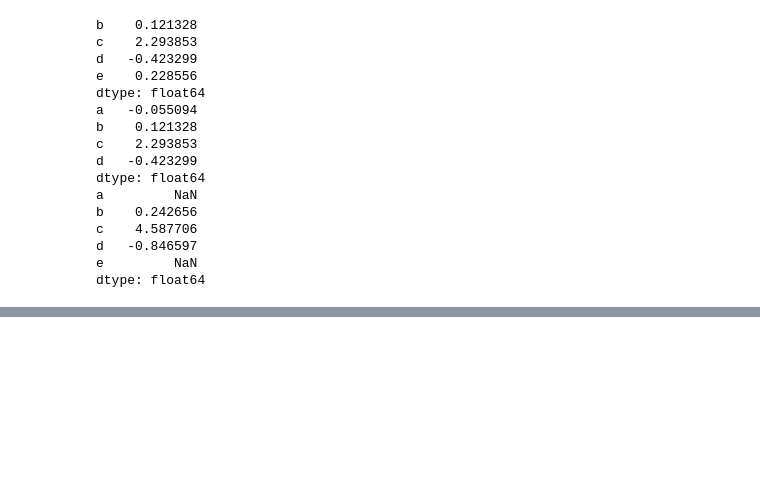
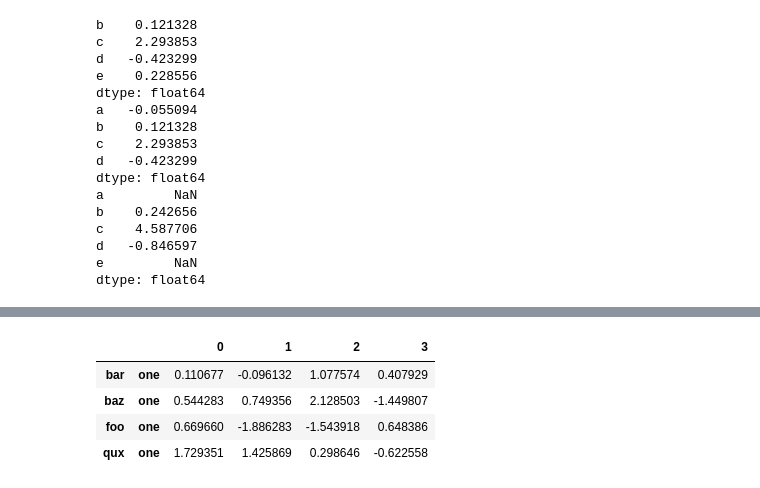
Before and after one commit to steven-xian/example, a Jupyter notebook: learn_python/example.ipynb, the cells around one changed output, grey strips where cells are left out. Drawn from its saved outputs; the diff is of its cells as text; code cells hidden in the pictures; blank space fills up the shorter version.

```diff
--- a/learn_python/example.ipynb
+++ b/learn_python/example.ipynb
@@ -203,0 +334,8 @@ dtype: float64
+# %%
+df.loc[(slice(None), "one"), :]
+# %% [output]
+|  |  | 0 | 1 | 2 | 3 |
+| bar | one | 0.110677 | -0.096132 | 1.077574 | 0.407929 |
+| baz | one | 0.544283 | 0.749356 | 2.128503 | -1.449807 |
+| foo | one | 0.669660 | -1.886283 | -1.543918 | 0.648386 |
+| qux | one | 1.729351 | 1.425869 | 0.298646 | -0.622558 |
```
Also changed, not shown: parts of 13 cells of this notebook, 4 other files.
